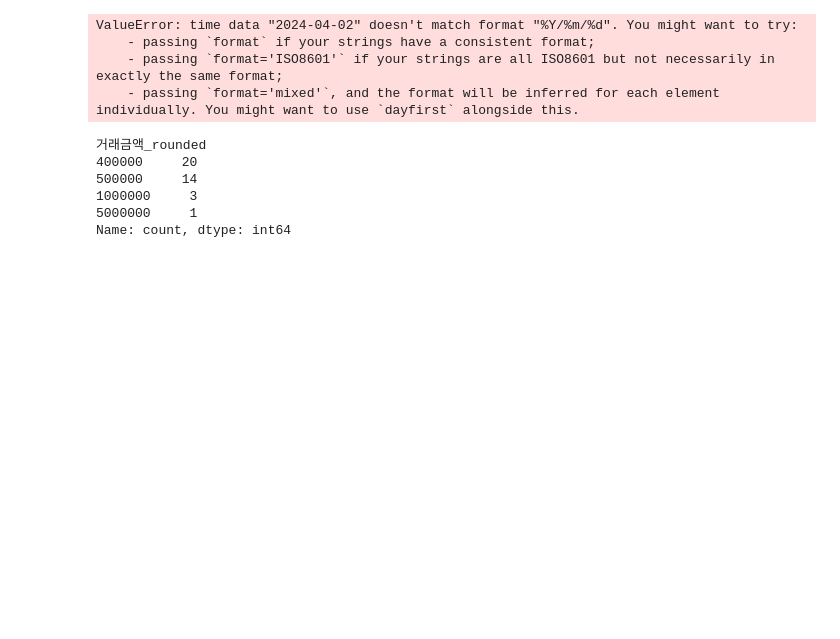
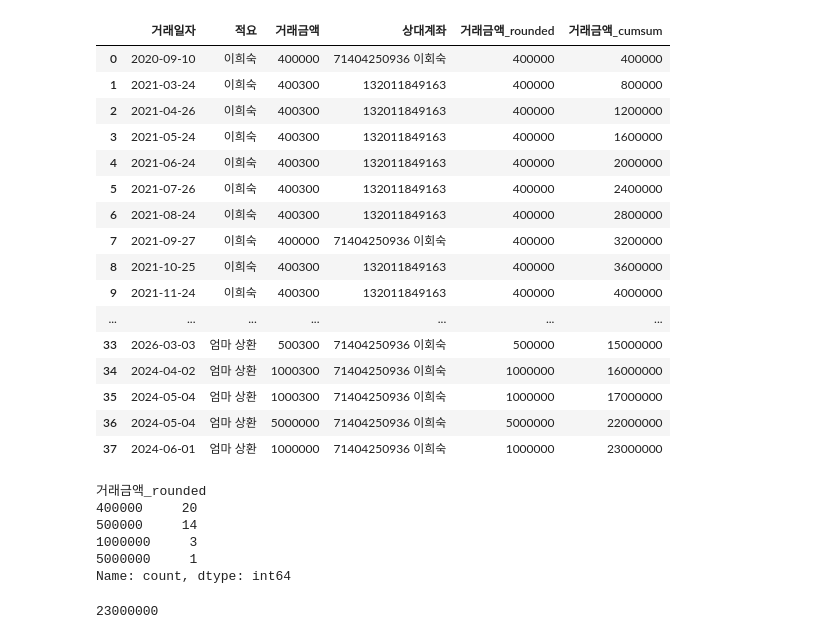
Before and after one commit to govin08/travail, a Jupyter notebook: 2026/0311_transfer_history/0311_transfer_history.ipynb, the cells around one changed output. Drawn from its saved outputs; the diff is of its cells as text; code cells hidden in the pictures; blank space fills up the shorter version.

```diff
--- a/2026/0311_transfer_history/0311_transfer_history.ipynb
+++ b/2026/0311_transfer_history/0311_transfer_history.ipynb
@@ -78,42 +74,59 @@ df['적요'] = df['적요'].replace('이회숙', '이희숙')
 # %%
+df = df_duplicated[['거래일자', '적요', '거래금액', '상대계좌']]
+df = df[df['거래금액'].isin([400000,400300,500000,500300])]
+df['적요'] = df['적요'].replace('이회숙', '이희숙')
 new_rows = [
     {
         '거래일자': '2024-04-02',
         '적요': '엄마 상환',
         '거래금액': 1000300,
         '상대계좌': '71404250936 이희숙',
     },
     {
         '거래일자': '2024-05-04',
         '적요': '엄마 상환',
         '거래금액': 1000300,
         '상대계좌': '71404250936 이희숙',
     },
     {
         '거래일자': '2024-05-04',
         '적요': '엄마 상환',
         '거래금액': 5000000,
         '상대계좌': '71404250936 이희숙',
     },
     {
         '거래일자': '2024-06-01',
         '적요': '엄마 상환',
         '거래금액': 1000000,
         '상대계좌': '71404250936 이희숙',
     }
 ]
 df = pd.concat([df, pd.DataFrame(new_rows)], ignore_index=True)
-df['거래일자'] = pd.to_datetime(df['거래일자']).dt.strftime('%Y/%m/%d')
+df['거래일자'] = pd.to_datetime(df['거래일자'], format='mixed').dt.strftime('%Y-%m-%d')
 df['거래금액_rounded'] = df['거래금액'].round(-3)
 df['거래금액_cumsum'] = df['거래금액_rounded'].cumsum()
 df
 # %% [output]
-ValueError: time data "2024-04-02" doesn't match format "%Y/%m/%d". You might want to try:
-    - passing `format` if your strings have a consistent format;
-    - passing `format='ISO8601'` if your strings are all ISO8601 but not necessarily in exactly the same format;
-    - passing `format='mixed'`, and the format will be inferred for each element individually. You might want to use `dayfirst` alongside this.
+|  | 거래일자 | 적요 | 거래금액 | 상대계좌 | 거래금액_rounded | 거래금액_cumsum |
+| 0 | 2020-09-10 | 이희숙 | 400000 | 71404250936 이회숙 | 400000 | 400000 |
+| 1 | 2021-03-24 | 이희숙 | 400300 | 132011849163 | 400000 | 800000 |
+| 2 | 2021-04-26 | 이희숙 | 400300 | 132011849163 | 400000 | 1200000 |
+| 3 | 2021-05-24 | 이희숙 | 400300 | 132011849163 | 400000 | 1600000 |
+| 4 | 2021-06-24 | 이희숙 | 400300 | 132011849163 | 400000 | 2000000 |
+| 5 | 2021-07-26 | 이희숙 | 400300 | 132011849163 | 400000 | 2400000 |
+| 6 | 2021-08-24 | 이희숙 | 400300 | 132011849163 | 400000 | 2800000 |
+| 7 | 2021-09-27 | 이희숙 | 400000 | 71404250936 이회숙 | 400000 | 3200000 |
+| 8 | 2021-10-25 | 이희숙 | 400300 | 132011849163 | 400000 | 3600000 |
+| 9 | 2021-11-24 | 이희숙 | 400300 | 132011849163 | 400000 | 4000000 |
+| ... | ... | ... | ... | ... | ... | ... |
+| 33 | 2026-03-03 | 엄마 상환 | 500300 | 71404250936 이회숙 | 500000 | 15000000 |
+| 34 | 2024-04-02 | 엄마 상환 | 1000300 | 71404250936 이희숙 | 1000000 | 16000000 |
+| 35 | 2024-05-04 | 엄마 상환 | 1000300 | 71404250936 이희숙 | 1000000 | 17000000 |
+| 36 | 2024-05-04 | 엄마 상환 | 5000000 | 71404250936 이희숙 | 5000000 | 22000000 |
+| 37 | 2024-06-01 | 엄마 상환 | 1000000 | 71404250936 이희숙 | 1000000 | 23000000 |
 # %%
-df['거래금액_rounded'].value_counts()
+display(df['거래금액_rounded'].value_counts())
+print(df['거래금액_rounded'].sum())
 # %% [output]
 거래금액_rounded
 400000     20
@@ -121,5 +134,6 @@ df['거래금액_rounded'].value_counts()
 1000000     3
 5000000     1
 Name: count, dtype: int64
+23000000
 # %%
 df.to_csv('transfer_history.csv',index=False, encoding='utf-8-sig')
```
Also changed, not shown: parts of 1 cell of this notebook.
